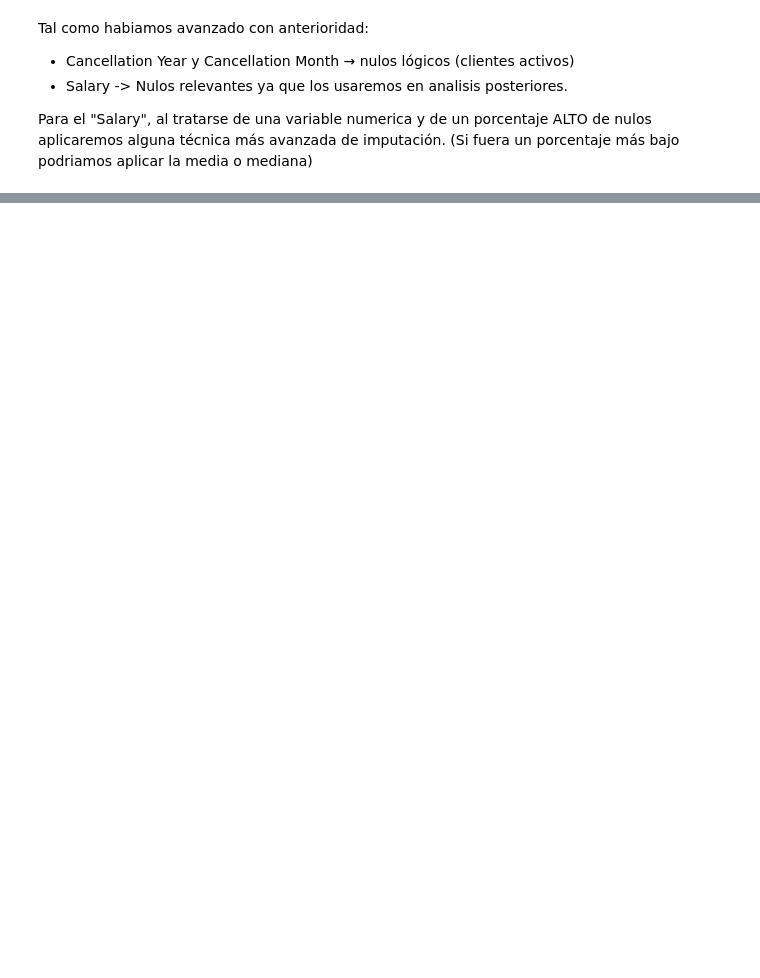
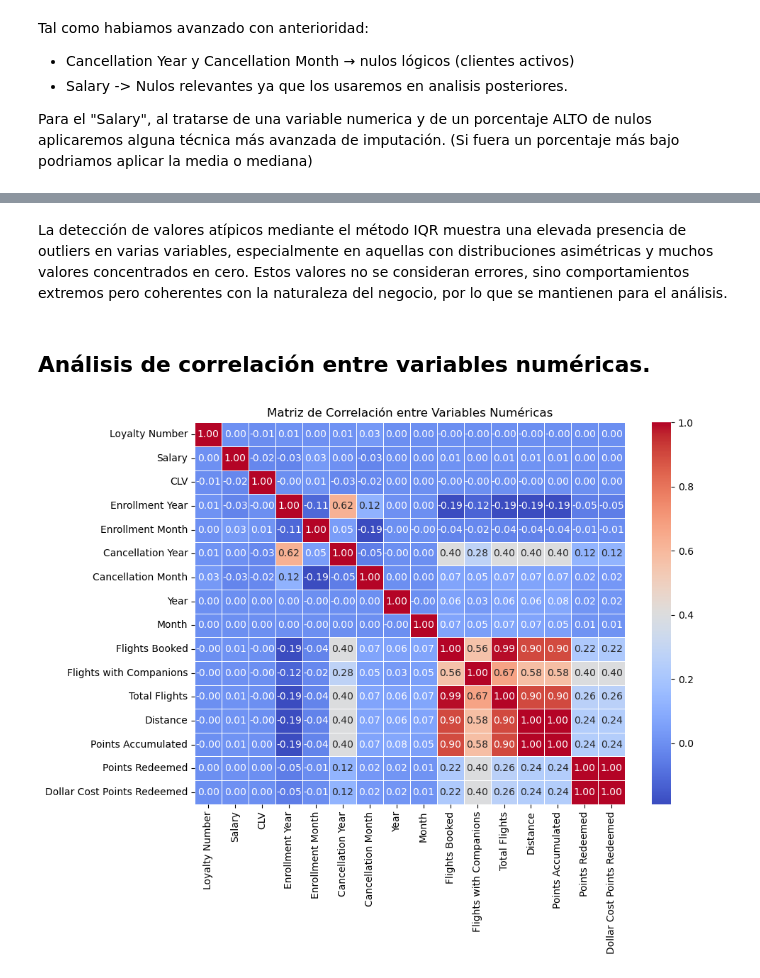
Before and after one commit to Adalab/bda-modulo-3-evaluacion-final-LauraBove, a Jupyter notebook: bda-modulo-3-evaluacion-final-LauraBove.ipynb, the cells around one changed output, grey strips where cells are left out. Saved outputs shown, nothing was run; the diff lists cells and outputs as text; code cells hidden in the pictures; blank space fills up the shorter version.

Commit message:
Add statistical analysis and education-level flight evaluation

```diff
--- a/bda-modulo-3-evaluacion-final-LauraBove.ipynb
+++ b/bda-modulo-3-evaluacion-final-LauraBove.ipynb
@@ -271,3 +289,5 @@ df_loyalty[df_loyalty["Salary"]<0]
 | 15416 | 729561 | Quebec | Quebec City | G1B 3L5 | Female | Bachelor | -19332.0 | Divorced | ... |
 | 16431 | 734647 | Saskatchewan | Regina | S1J 3C5 | Male | Bachelor | -46303.0 | Married | ... |
 | 16735 | 906428 | Yukon | Whitehorse | Y2K 6R0 | Male | Bachelor | -57297.0 | Married | ... |
+# %%
+df_loyalty["Salary"] = df_loyalty["Salary"].abs()
@@ -358,0 +470,3 @@ plt.show()
+# %%
+df_merge = df_loyalty.merge(df_flight, left_on = 'Loyalty Number', right_on = 'Loyalty Number')
+df_merge.head(5)
@@ -358,0 +656,21 @@ plt.show()
+# %% [markdown]
+La detección de valores atípicos mediante el método IQR muestra una elevada presencia de outliers en varias variables, especialmente en aquellas con distribuciones asimétricas y muchos valores concentrados en cero. Estos valores no se consideran errores, sino comportamientos extremos pero coherentes con la naturaleza del negocio, por lo que se mantienen para el análisis.
+# %% [markdown]
+## Análisis de correlación entre variables numéricas.
+# %%
+correlation_matrix = df_merge.select_dtypes(include="number").corr(method="spearman")
+
+plt.figure(figsize=(10, 8))
+sns.heatmap(
+    correlation_matrix,
+    annot=True,
+    cmap='coolwarm',
+    fmt='.2f',
+    linewidths=.5
+)
+
+plt.title('Matriz de Correlación entre Variables Numéricas')
+plt.tight_layout()
+plt.show()
+# %% [output]
+[figure, added]
```
Also changed, not shown: parts of 58 cells of this notebook.
